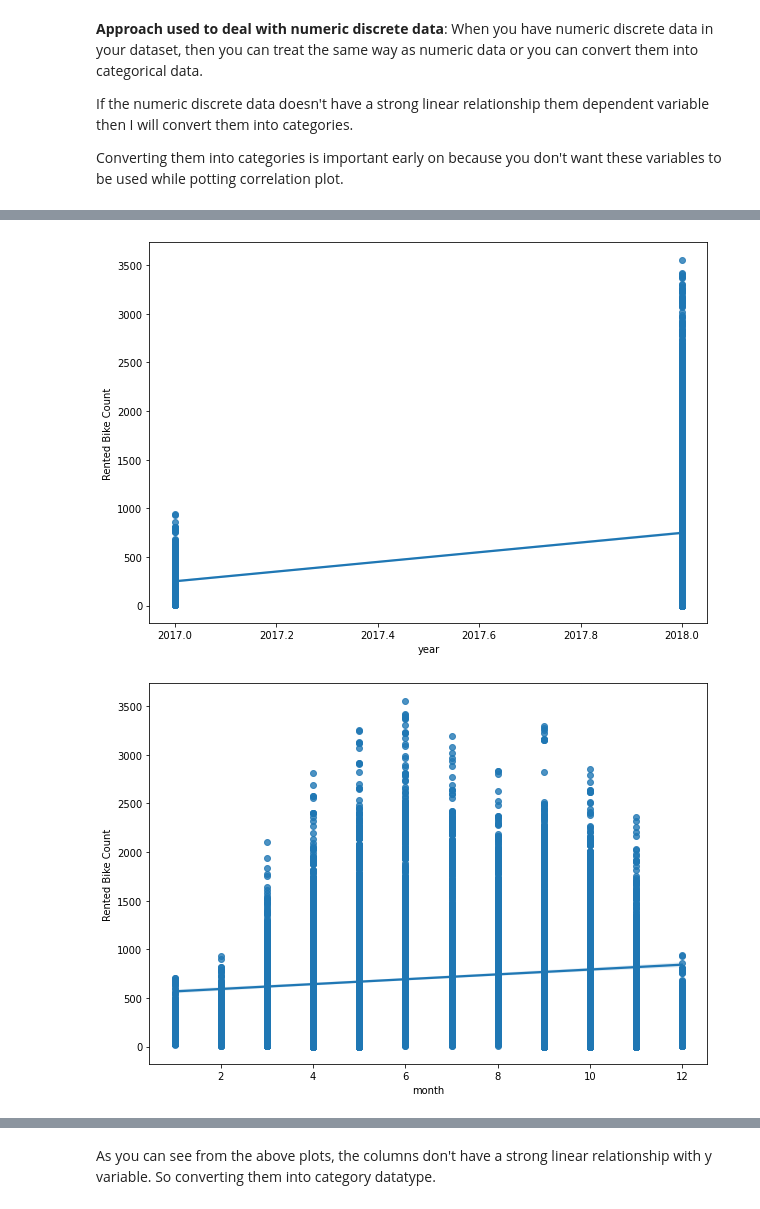
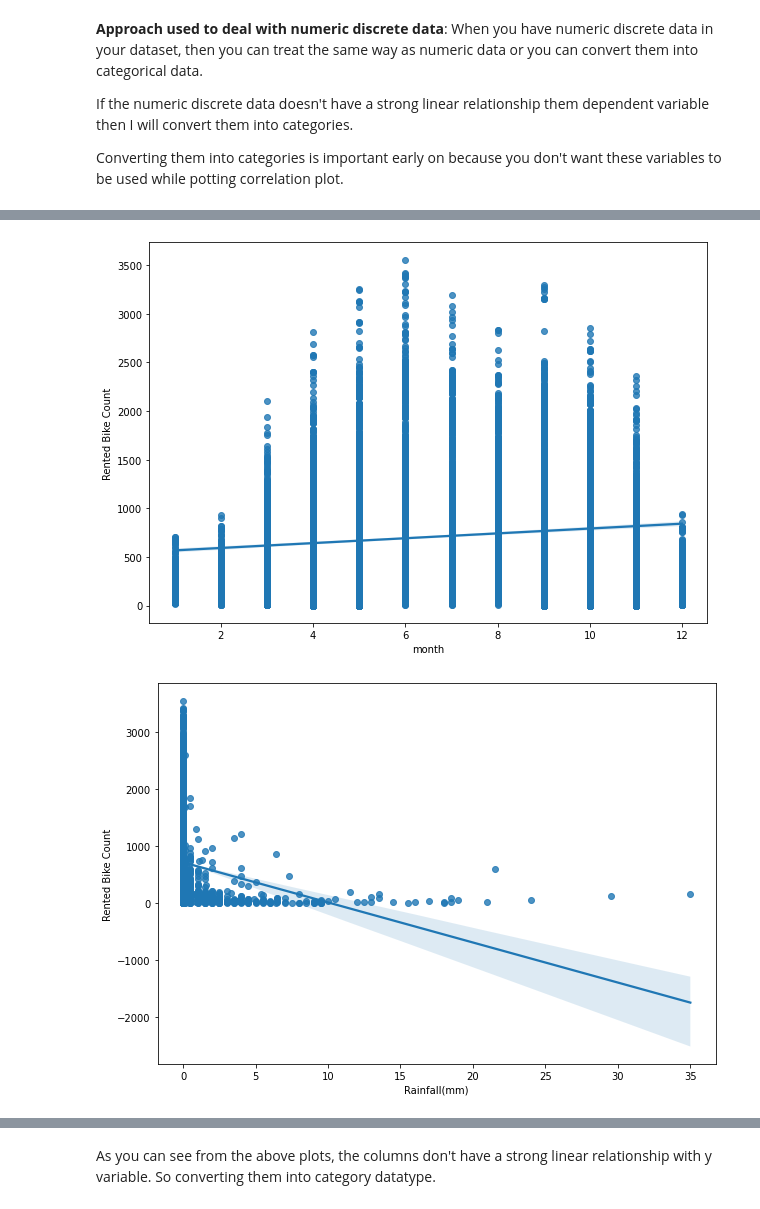
Before and after one commit to Shourya306/Bike-Sharing-Demand-Prediction-Regression, a Jupyter notebook: Bike_Sharing_Demand_Prediction_Capstone_Project.ipynb, the cells around one changed output, grey strips where cells are left out. Drawn from its saved outputs; the diff is of its cells as text; code cells hidden in the pictures.

```diff
--- a/Bike_Sharing_Demand_Prediction_Capstone_Project.ipynb
+++ b/Bike_Sharing_Demand_Prediction_Capstone_Project.ipynb
@@ -326,14 +326,14 @@ If the numeric discrete data doesn't have a strong linear relationship them depe
 Converting them into categories is important early on because you don't want these variables to be used while potting correlation plot.
 # %%
 # Understanding the linear relationship between the numeric discrete variables and y variable.
-category_columns = ['Hour','year','month','Rainfall(mm)','Snowfall (cm)','Is_Weekend']
+category_columns = ['Hour','month','Rainfall(mm)','Snowfall (cm)']
 for col in category_columns:
   fig = plt.figure(figsize = (10,7))
   ax = plt.gca()
   sns.regplot(x = dataset[col], y = dataset['Rented Bike Count'])
   plt.xlabel(col)
   plt.ylabel('Rented Bike Count')
 # %% [output]
 [figure]
-[figure, old version]
+[figure, new version]
-[figure, old version]
+[figure, new version]
```
Also changed, not shown: parts of 70 cells of this notebook.
